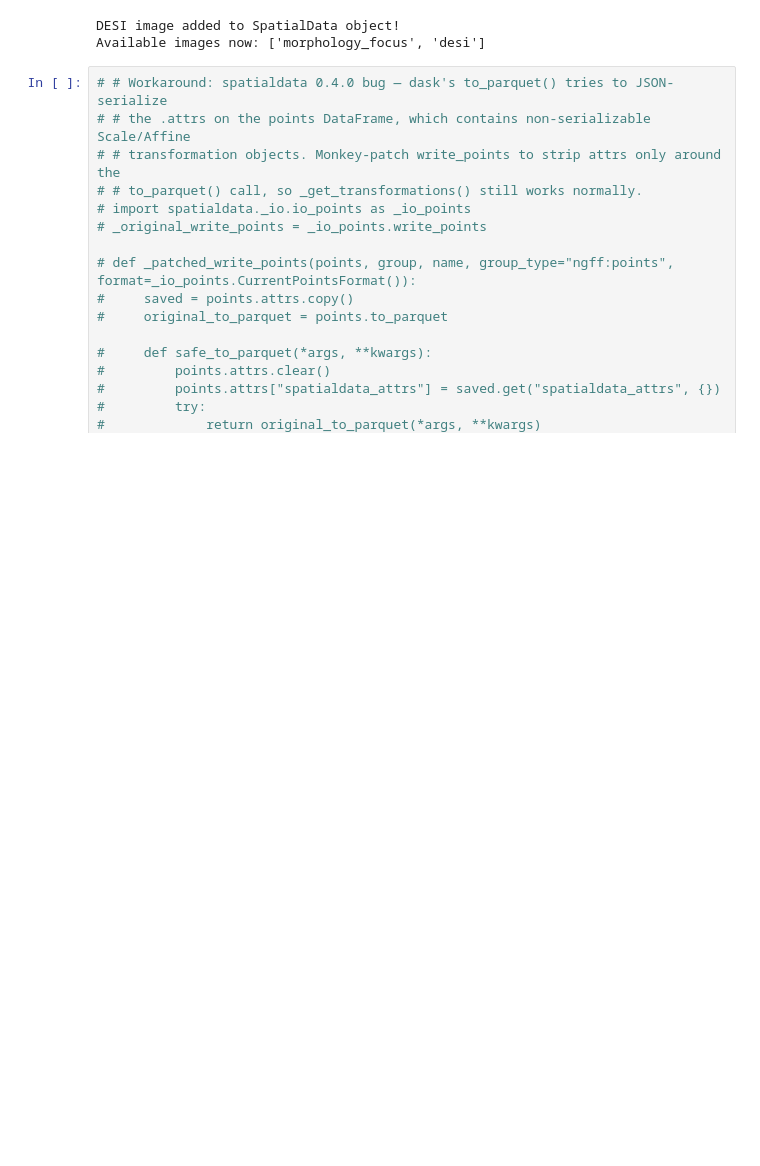
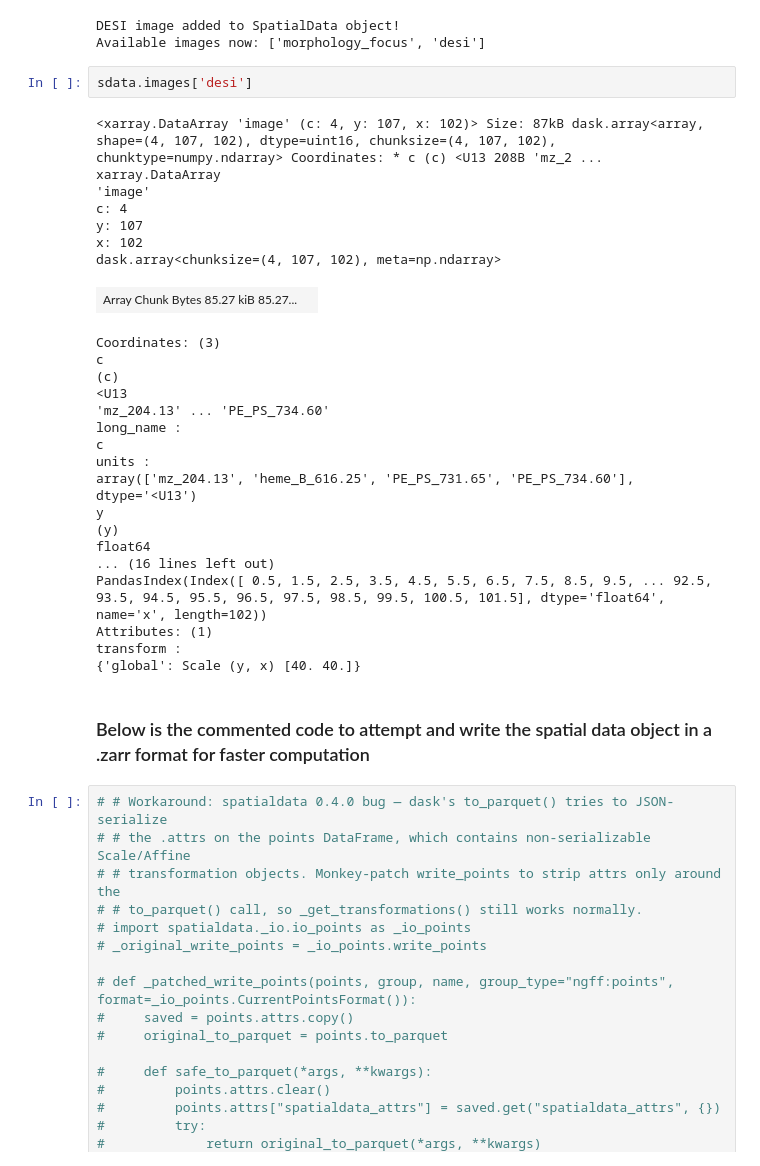
Before and after one commit to sarthak-arora1997/multimodal_spatial_integration, a Jupyter notebook: notebooks/DESI_Xenium_Registration.ipynb, the cells around one changed output. Saved outputs shown, nothing was run; the diff lists cells and outputs as text; blank space fills up the shorter version.

```diff
--- a/notebooks/DESI_Xenium_Registration.ipynb
+++ b/notebooks/DESI_Xenium_Registration.ipynb
@@ -123,6 +123,36 @@ print(f"Available images now: {list(sdata.images.keys())}")
 # %% [output]
 DESI image added to SpatialData object!
 Available images now: ['morphology_focus', 'desi']
+# %%
+sdata.images['desi']
+# %% [output]
+<xarray.DataArray 'image' (c: 4, y: 107, x: 102)> Size: 87kB dask.array<array, shape=(4, 107, 102), dtype=uint16, chunksize=(4, 107, 102), chunktype=numpy.ndarray> Coordinates: * c (c) <U13 208B 'mz_2 ...
+xarray.DataArray
+'image'
+c: 4
+y: 107
+x: 102
+dask.array<chunksize=(4, 107, 102), meta=np.ndarray>
+| Array Chunk Bytes 85.27 kiB 85.27... |  |
+Coordinates: (3)
+c
+(c)
+<U13
+'mz_204.13' ... 'PE_PS_734.60'
+long_name :
+c
+units :
+array(['mz_204.13', 'heme_B_616.25', 'PE_PS_731.65', 'PE_PS_734.60'], dtype='<U13')
+y
+(y)
+float64
+... (16 lines left out)
+PandasIndex(Index([ 0.5, 1.5, 2.5, 3.5, 4.5, 5.5, 6.5, 7.5, 8.5, 9.5, ... 92.5, 93.5, 94.5, 95.5, 96.5, 97.5, 98.5, 99.5, 100.5, 101.5], dtype='float64', name='x', length=102))
+Attributes: (1)
+transform :
+{'global': Scale (y, x) [40. 40.]}
+# %% [markdown]
+### Below is the commented code to attempt and write the spatial data object in a .zarr format for faster computation
 # %%
 # # Workaround: spatialdata 0.4.0 bug — dask's to_parquet() tries to JSON-serialize
 # # the .attrs on the points DataFrame, which contains non-serializable Scale/Affine
```
Also changed, not shown: parts of 10 cells of this notebook.
